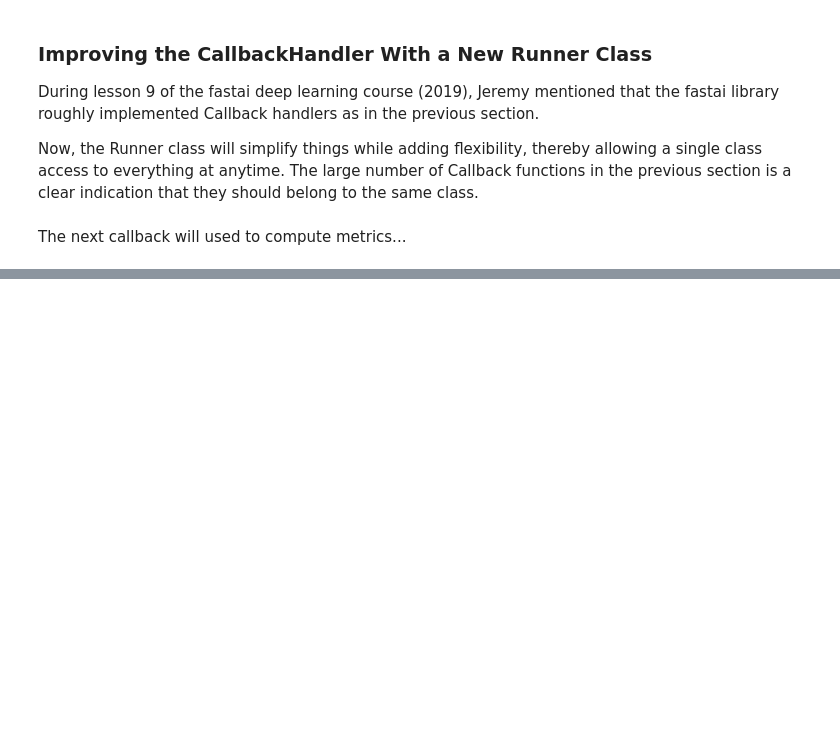
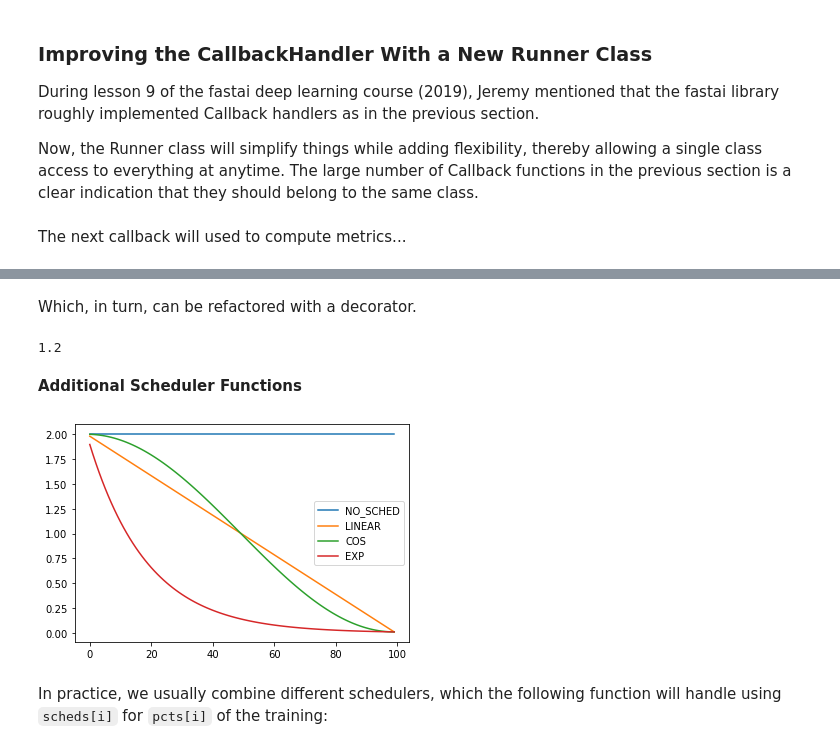
Before and after one commit to bachaudhry/fastai_test_implement, a Jupyter notebook: pytorch_NN_mechanics/Callbacks_runner_annealing.ipynb, the cells around one changed output, grey strips where cells are left out. Cells and saved outputs as stored; diff of their text form; code cells hidden in the pictures; blank space fills up the shorter version.

Commit message:
Created Annealing and Scheduling functions

```diff
--- a/pytorch_NN_mechanics/Callbacks_runner_annealing.ipynb
+++ b/pytorch_NN_mechanics/Callbacks_runner_annealing.ipynb
@@ -460,0 +550,54 @@ run.avg_stats.valid_stats.avg_stats
+# %% [markdown]
+Which, in turn, can be refactored with a decorator.
+# %%
+def annealer(f):
+    def _inner(start, end): return partial(f, start, end)
+    return _inner
+
+@annealer
+def sched_lin(start, end, pos): return start + pos * (end - start)
+# %%
+# Applying and testing
+f = sched_lin(1, 2)
+f(0.2)
+# %% [output]
+1.2
+# %% [markdown]
+**Additional Scheduler Functions**
+# %%
+@annealer
+def sched_cos(start, end, pos):
+    return start + (1 + math.cos(math.pi * (1 - pos))) * (end - start) / 2
+
+@annealer
+def sched_no(start, end, pos):
+    return start
+
+@annealer
+def sched_exp(start, end, pos):
+    return start * (end / start) ** pos
+
+# One cycle scheduling
+def cos_1cycle_anneal(start, high, end):
+    return [sched_cos(start, high), sched_cos(high, end)]
+
+# Jeremy called this a monkey-patch, which is able to plot tensors
+torch.Tensor.ndim = property(lambda x: len(x.shape))
+# %%
+# Let's test our schedulers
+annealings = "NO_SCHED LINEAR COS EXP".split()
+
+a = torch.arange(0, 100)
+p = torch.linspace(0.01, 1, 100)
+
+funcs = [sched_no, sched_lin, sched_cos, sched_exp]
+
+for fn, t in zip(funcs, annealings):
+    f = fn(2, 1e-2)
+    plt.plot(a, [f(o) for o in p], label=t)
+
+plt.legend();
+# %% [output]
+[figure, added]
+# %% [markdown]
+In practice, we usually combine different schedulers, which the following function will handle using `scheds[i]` for `pcts[i]` of the training:
```
Also changed, not shown: parts of 28 cells of this notebook.
